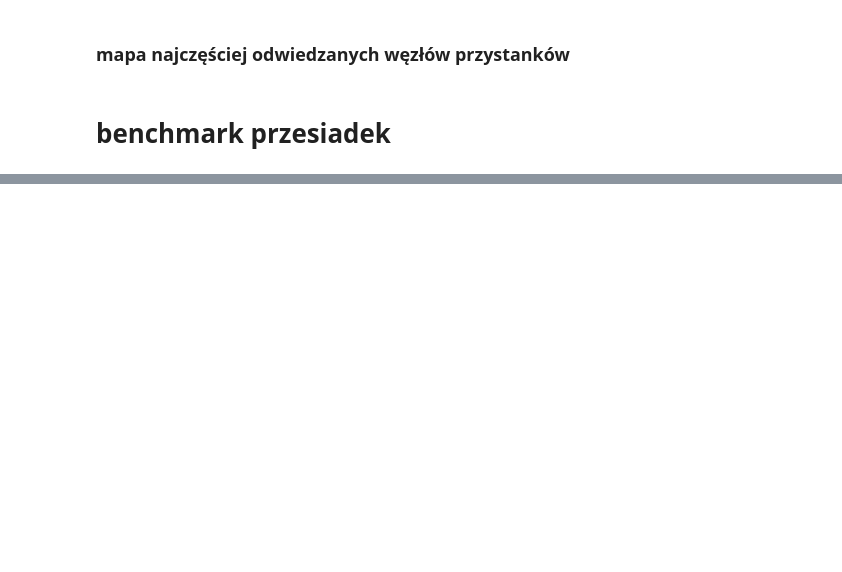
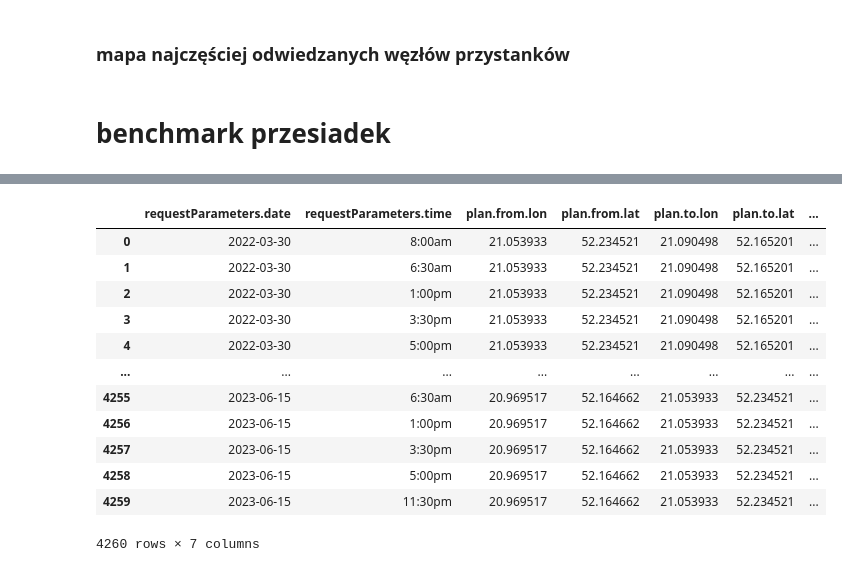
Before and after one commit to hoanganhlinh/praca-inzynierska, a Jupyter notebook: request_handler.ipynb, the cells around one changed output, grey strips where cells are left out. Saved outputs shown, nothing was run; the diff lists cells and outputs as text; code cells hidden in the pictures; blank space fills up the shorter version.

```diff
--- a/request_handler.ipynb
+++ b/request_handler.ipynb
@@ -222,0 +918,17 @@ tmp
+# %%
+tmp = pd.read_csv('itineraries.csv', sep=';')
+tmp
+# %% [output]
+|  | requestParameters.date | requestParameters.time | plan.from.lon | plan.from.lat | plan.to.lon | plan.to.lat | ... |
+| 0 | 2022-03-30 | 8:00am | 21.053933 | 52.234521 | 21.090498 | 52.165201 | ... |
+| 1 | 2022-03-30 | 6:30am | 21.053933 | 52.234521 | 21.090498 | 52.165201 | ... |
+| 2 | 2022-03-30 | 1:00pm | 21.053933 | 52.234521 | 21.090498 | 52.165201 | ... |
+| 3 | 2022-03-30 | 3:30pm | 21.053933 | 52.234521 | 21.090498 | 52.165201 | ... |
+| 4 | 2022-03-30 | 5:00pm | 21.053933 | 52.234521 | 21.090498 | 52.165201 | ... |
+| ... | ... | ... | ... | ... | ... | ... | ... |
+| 4255 | 2023-06-15 | 6:30am | 20.969517 | 52.164662 | 21.053933 | 52.234521 | ... |
+| 4256 | 2023-06-15 | 1:00pm | 20.969517 | 52.164662 | 21.053933 | 52.234521 | ... |
+| 4257 | 2023-06-15 | 3:30pm | 20.969517 | 52.164662 | 21.053933 | 52.234521 | ... |
+| 4258 | 2023-06-15 | 5:00pm | 20.969517 | 52.164662 | 21.053933 | 52.234521 | ... |
+| 4259 | 2023-06-15 | 11:30pm | 20.969517 | 52.164662 | 21.053933 | 52.234521 | ... |
+4260 rows × 7 columns
```
Also changed, not shown: parts of 29 cells of this notebook, 1 other file.
